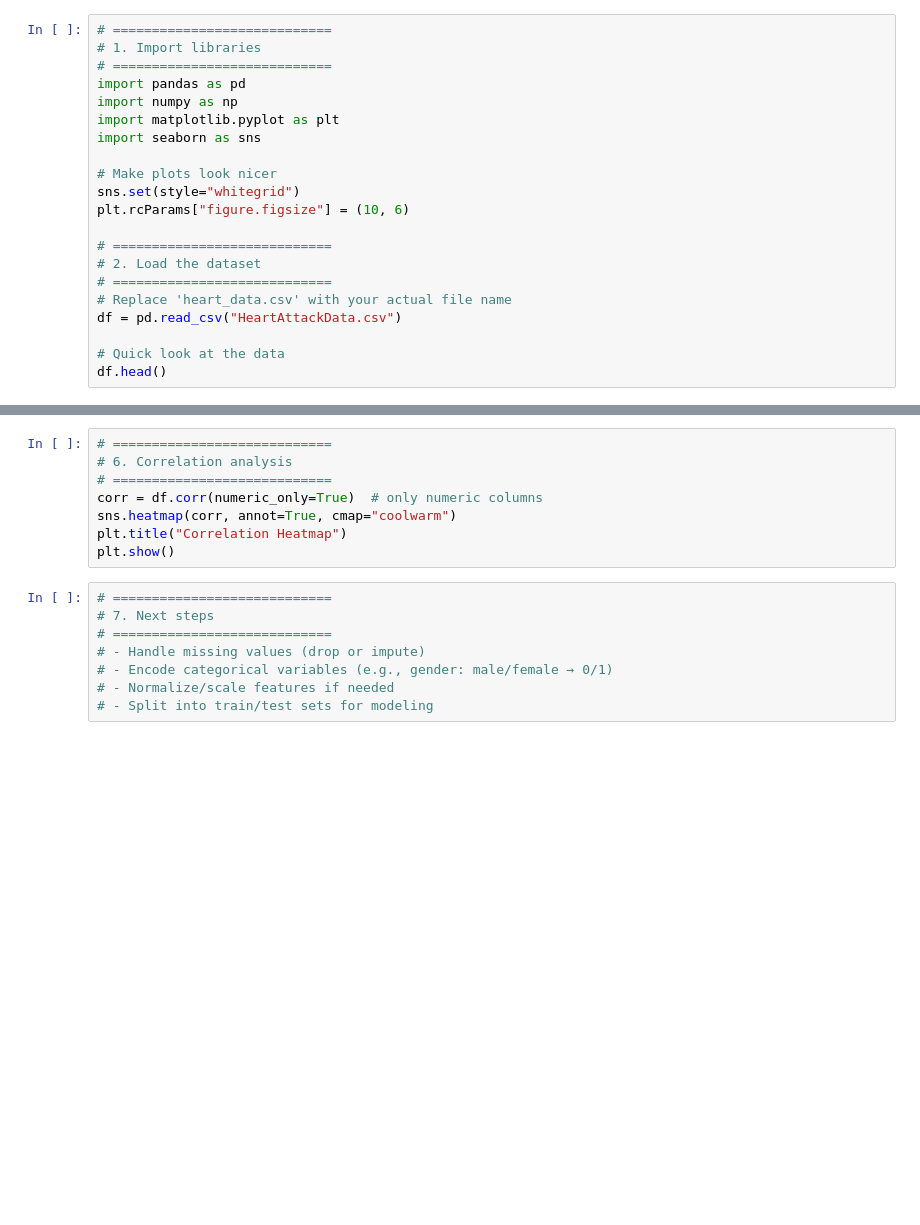
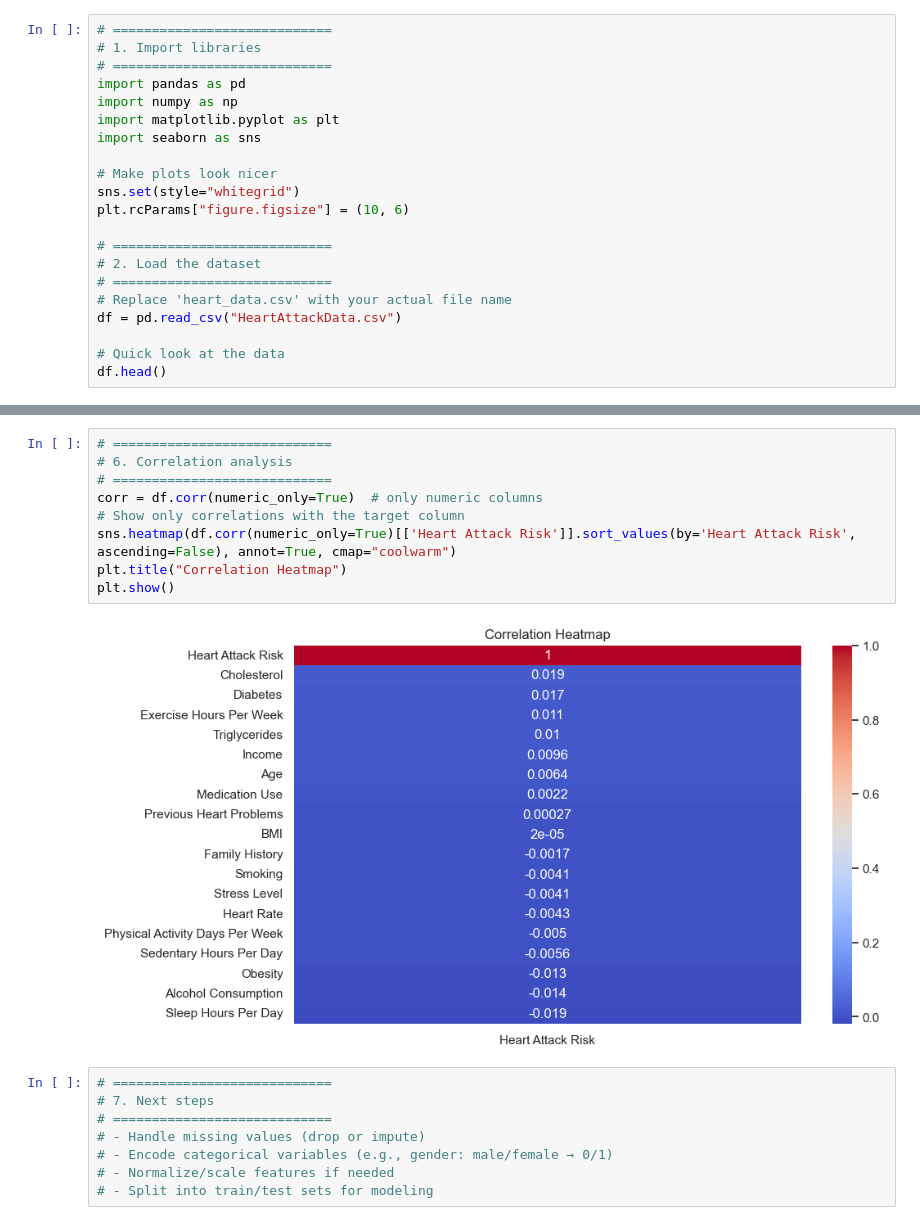
Before and after one commit to madsdegn/PredictionModel, a Jupyter notebook: Notebook.ipynb, the cells around one changed output, grey strips where cells are left out. Cells and saved outputs as stored; diff of their text form; blank space fills up the shorter version.

```diff
--- a/Notebook.ipynb
+++ b/Notebook.ipynb
@@ -102,11 +102,14 @@ ValueError: Could not interpret value `cholesterol` for `y`. An entry with this
 # %%
 # ============================
 # 6. Correlation analysis
 # ============================
 corr = df.corr(numeric_only=True)  # only numeric columns
-sns.heatmap(corr, annot=True, cmap="coolwarm")
+# Show only correlations with the target column
+sns.heatmap(df.corr(numeric_only=True)[['Heart Attack Risk']].sort_values(by='Heart Attack Risk', ascending=False), annot=True, cmap="coolwarm")
 plt.title("Correlation Heatmap")
 plt.show()
+# %% [output]
+[figure, added]
 # %%
 # ============================
 # 7. Next steps
```
Also changed, not shown: parts of 3 cells of this notebook.
